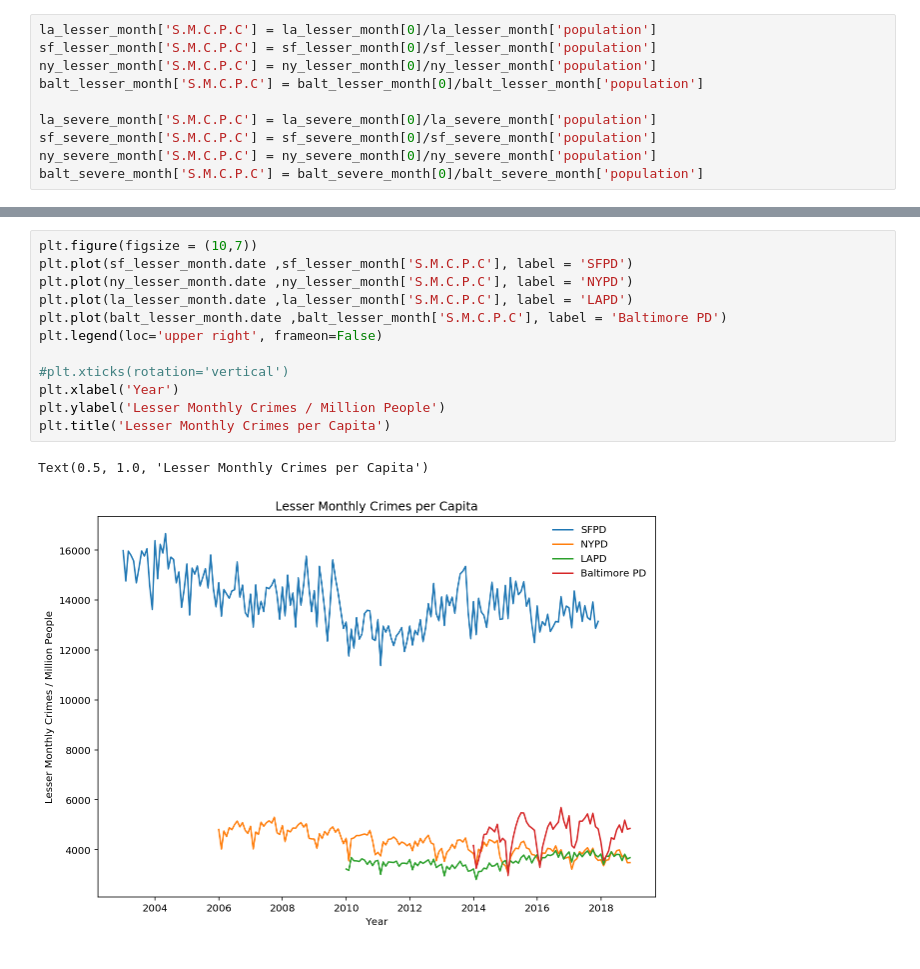
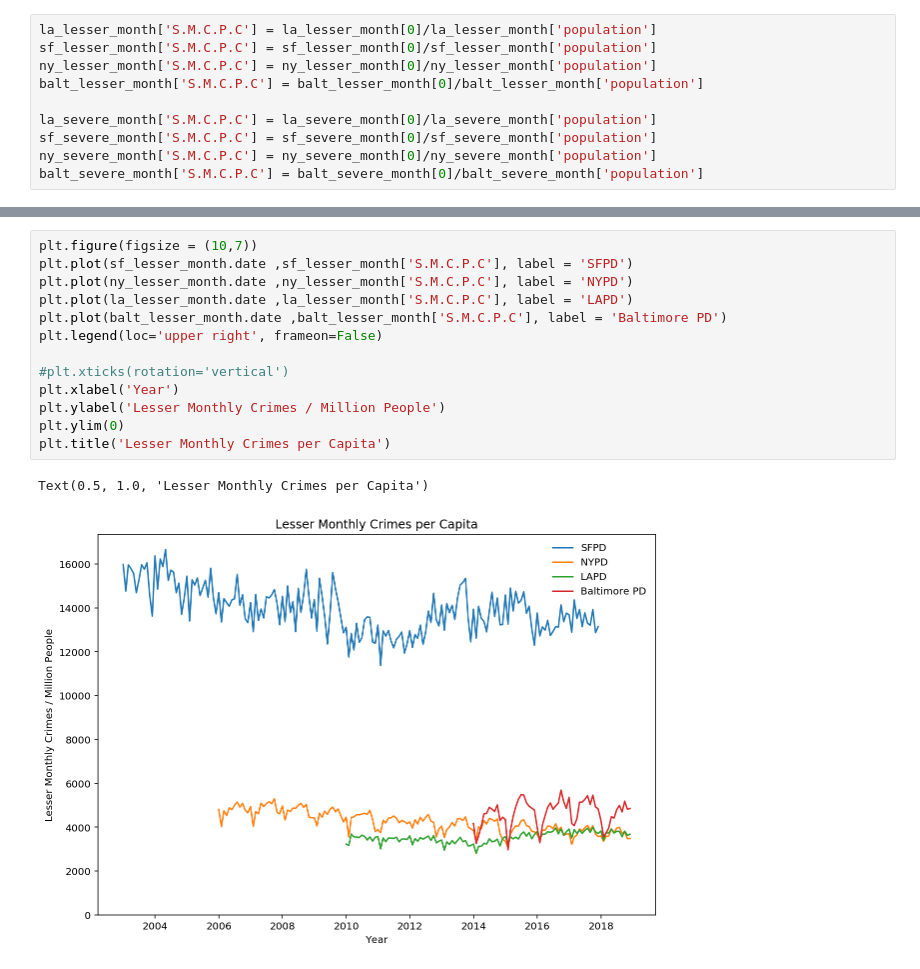
Before and after one commit to cho244/PoliceReports, a Jupyter notebook: Clearning.ipynb, the cells around one changed output, grey strips where cells are left out. Saved outputs shown, nothing was run; the diff lists cells and outputs as text.

```diff
--- a/Clearning.ipynb
+++ b/Clearning.ipynb
@@ -374,16 +379,17 @@ Text(0.5, 1.0, 'Severe Monthly Crimes per Capita')
 # %%
 plt.figure(figsize = (10,7))
 plt.plot(sf_lesser_month.date ,sf_lesser_month['S.M.C.P.C'], label = 'SFPD')
 plt.plot(ny_lesser_month.date ,ny_lesser_month['S.M.C.P.C'], label = 'NYPD')
 plt.plot(la_lesser_month.date ,la_lesser_month['S.M.C.P.C'], label = 'LAPD')
 plt.plot(balt_lesser_month.date ,balt_lesser_month['S.M.C.P.C'], label = 'Baltimore PD')
 plt.legend(loc='upper right', frameon=False)
 
 #plt.xticks(rotation='vertical')
 plt.xlabel('Year')
 plt.ylabel('Lesser Monthly Crimes / Million People')
+plt.ylim(0)
 plt.title('Lesser Monthly Crimes per Capita')
 # %% [output]
 Text(0.5, 1.0, 'Lesser Monthly Crimes per Capita')
-[figure, old version]
+[figure, new version]
 # %%
```
Also changed, not shown: parts of 12 cells of this notebook.
